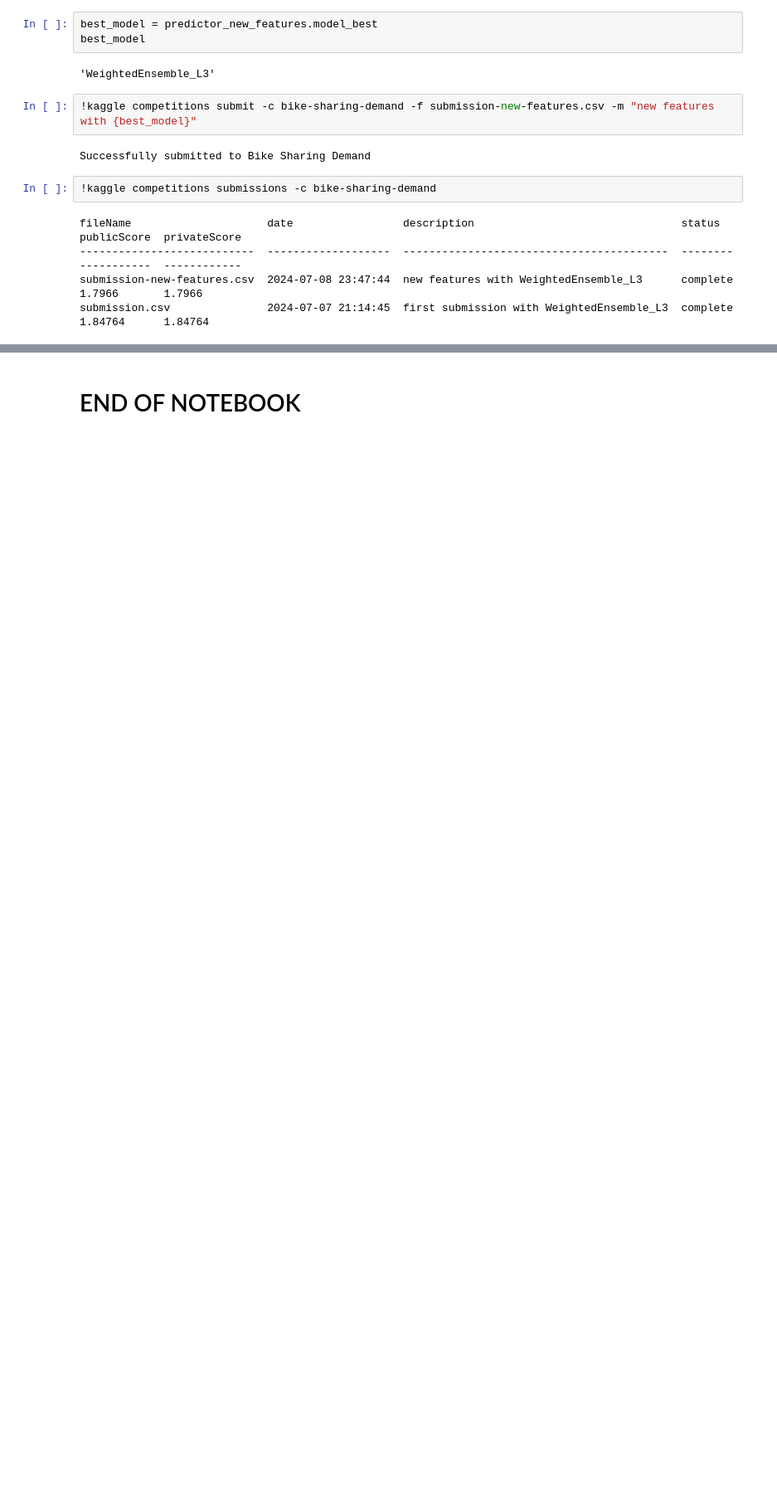
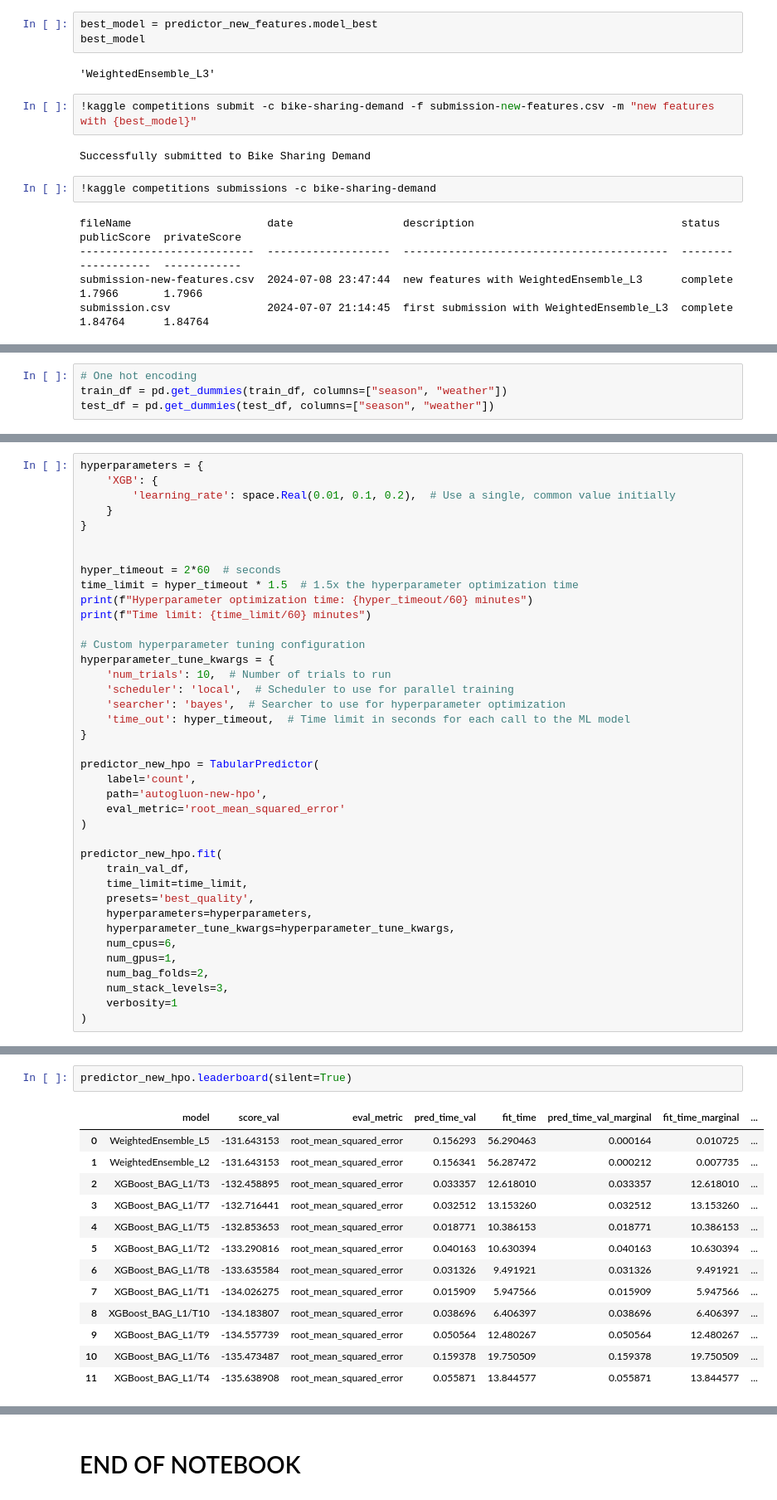
Before and after one commit to samlexrod/udacity-education, a Jupyter notebook: notebooks/bikeshare.ipynb, the cells around one changed output, grey strips where cells are left out. Shown at 83% size. Saved outputs shown, nothing was run; the diff lists cells and outputs as text; blank space fills up the shorter version.

Commit message:
Ignoring autogluon files and started hyperparameter tunning

```diff
--- a/notebooks/bikeshare.ipynb
+++ b/notebooks/bikeshare.ipynb
@@ -473,0 +533,4 @@ submission.csv               2024-07-07 21:14:45  first submission with Weighted
+# %%
+# One hot encoding
+train_df = pd.get_dummies(train_df, columns=["season", "weather"])
+test_df = pd.get_dummies(test_df, columns=["season", "weather"])
@@ -475,0 +565,39 @@ submission.csv               2024-07-07 21:14:45  first submission with Weighted
+# %%
+hyperparameters = {
+    'XGB': {
+        'learning_rate': space.Real(0.01, 0.1, 0.2),  # Use a single, common value initially
+    }
+}
+
+
+hyper_timeout = 2*60  # seconds
+time_limit = hyper_timeout * 1.5  # 1.5x the hyperparameter optimization time
+print(f"Hyperparameter optimization time: {hyper_timeout/60} minutes")
+print(f"Time limit: {time_limit/60} minutes")
+
+# Custom hyperparameter tuning configuration
+hyperparameter_tune_kwargs = {
+    'num_trials': 10,  # Number of trials to run
+    'scheduler': 'local',  # Scheduler to use for parallel training
+    'searcher': 'bayes',  # Searcher to use for hyperparameter optimization
+    'time_out': hyper_timeout,  # Time limit in seconds for each call to the ML model
+}
+
+predictor_new_hpo = TabularPredictor(
+    label='count',
+    path='autogluon-new-hpo',
+    eval_metric='root_mean_squared_error'
+)
+
+predictor_new_hpo.fit(
+    train_val_df,
+    time_limit=time_limit,
+    presets='best_quality',
+    hyperparameters=hyperparameters,
+    hyperparameter_tune_kwargs=hyperparameter_tune_kwargs,
+    num_cpus=6,
+    num_gpus=1,
+    num_bag_folds=2,
+    num_stack_levels=3,
+    verbosity=1
+)
@@ -475,0 +612,16 @@ submission.csv               2024-07-07 21:14:45  first submission with Weighted
+# %%
+predictor_new_hpo.leaderboard(silent=True)
+# %% [output]
+|  | model | score_val | eval_metric | pred_time_val | fit_time | pred_time_val_marginal | fit_time_marginal | ... |
+| 0 | WeightedEnsemble_L5 | -131.643153 | root_mean_squared_error | 0.156293 | 56.290463 | 0.000164 | 0.010725 | ... |
+| 1 | WeightedEnsemble_L2 | -131.643153 | root_mean_squared_error | 0.156341 | 56.287472 | 0.000212 | 0.007735 | ... |
+| 2 | XGBoost_BAG_L1/T3 | -132.458895 | root_mean_squared_error | 0.033357 | 12.618010 | 0.033357 | 12.618010 | ... |
+| 3 | XGBoost_BAG_L1/T7 | -132.716441 | root_mean_squared_error | 0.032512 | 13.153260 | 0.032512 | 13.153260 | ... |
+| 4 | XGBoost_BAG_L1/T5 | -132.853653 | root_mean_squared_error | 0.018771 | 10.386153 | 0.018771 | 10.386153 | ... |
+| 5 | XGBoost_BAG_L1/T2 | -133.290816 | root_mean_squared_error | 0.040163 | 10.630394 | 0.040163 | 10.630394 | ... |
+| 6 | XGBoost_BAG_L1/T8 | -133.635584 | root_mean_squared_error | 0.031326 | 9.491921 | 0.031326 | 9.491921 | ... |
+| 7 | XGBoost_BAG_L1/T1 | -134.026275 | root_mean_squared_error | 0.015909 | 5.947566 | 0.015909 | 5.947566 | ... |
+| 8 | XGBoost_BAG_L1/T10 | -134.183807 | root_mean_squared_error | 0.038696 | 6.406397 | 0.038696 | 6.406397 | ... |
+| 9 | XGBoost_BAG_L1/T9 | -134.557739 | root_mean_squared_error | 0.050564 | 12.480267 | 0.050564 | 12.480267 | ... |
+| 10 | XGBoost_BAG_L1/T6 | -135.473487 | root_mean_squared_error | 0.159378 | 19.750509 | 0.159378 | 19.750509 | ... |
+| 11 | XGBoost_BAG_L1/T4 | -135.638908 | root_mean_squared_error | 0.055871 | 13.844577 | 0.055871 | 13.844577 | ... |
```
Also changed, not shown: parts of 15 cells of this notebook, 4 other files.
